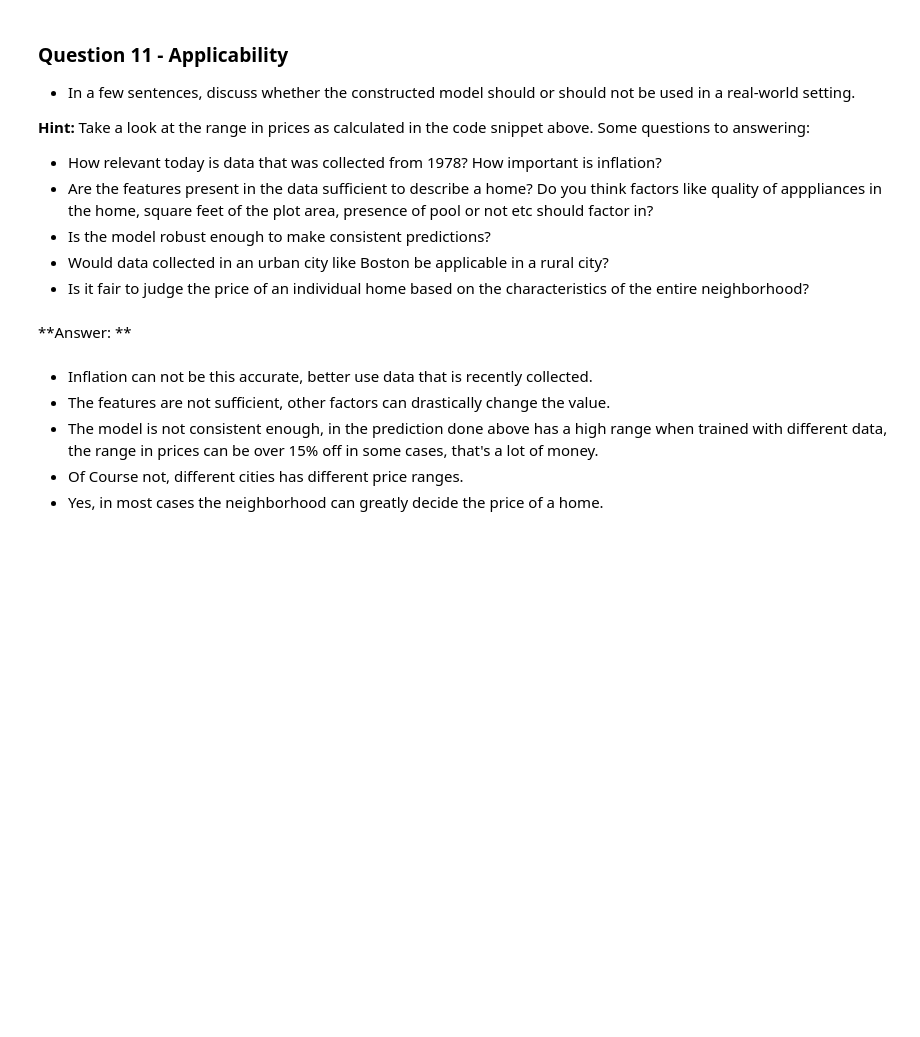
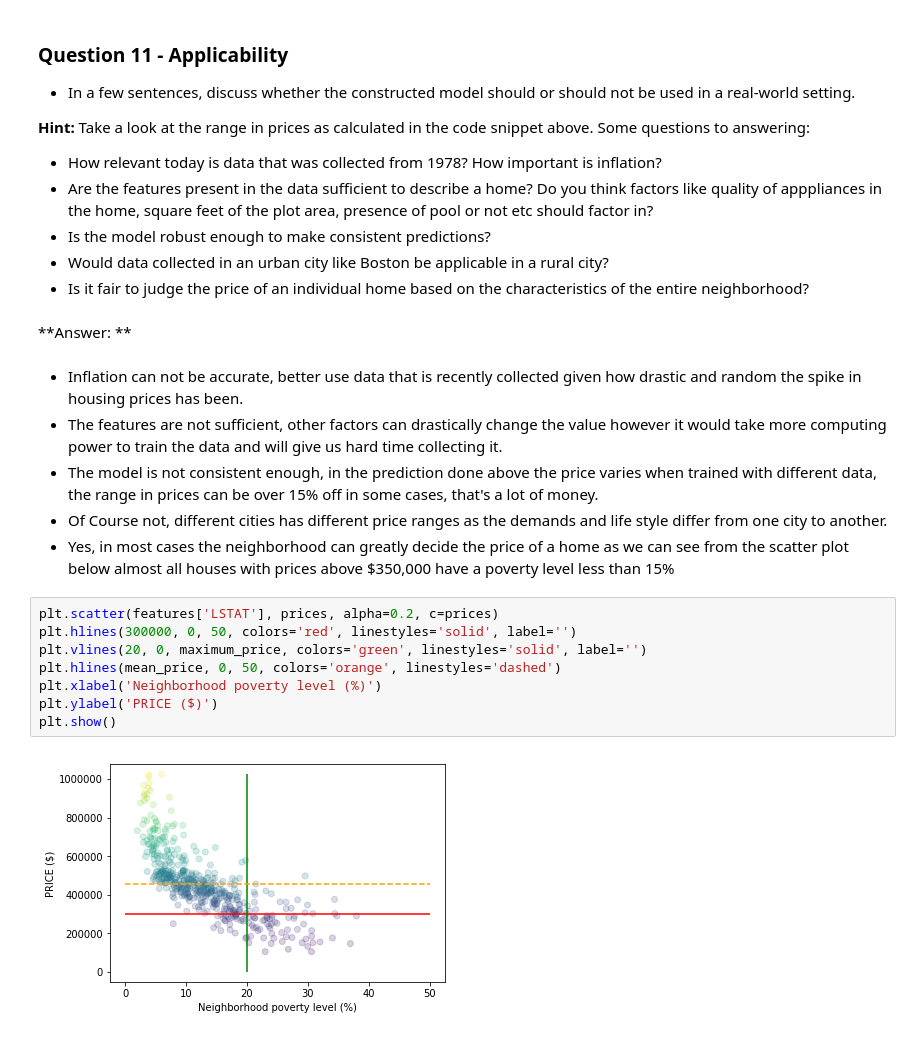
Before and after one commit to ZedObaia/boston_housing, a Jupyter notebook: boston_housing.ipynb, the cells around one changed output. Cells and saved outputs as stored; diff of their text form; blank space fills up the shorter version.

```diff
--- a/boston_housing.ipynb
+++ b/boston_housing.ipynb
@@ -437,8 +463,18 @@ Range in prices: $73,357.39
 **Answer: **
 # %% [markdown]
 
-* Inflation can not be this accurate, better use data that is recently collected.
-* The features are not sufficient, other factors can drastically change the value.
-* The model is not consistent enough, in the prediction done above has a high range when trained with different data, the range in prices can be over 15% off in some cases, that's a lot of money.
-* Of Course not, different cities has different price ranges.
-* Yes, in most cases the neighborhood can greatly decide the price of a home.
+* Inflation can not be accurate, better use data that is recently collected given how drastic and random the spike in housing prices has been.
+* The features are not sufficient, other factors can drastically change the value however it would take more computing power to train the data and will give us hard time collecting it.
+* The model is not consistent enough, in the prediction done above the price varies when trained with different data, the range in prices can be over 15% off in some cases, that's a lot of money.
+* Of Course not, different cities has different price ranges as the demands and life style differ from one city to another.
+* Yes, in most cases the neighborhood can greatly decide the price of a home as we can see from the scatter plot below almost all houses with prices above \$350,000 have a poverty level less than 15%
+# %%
+plt.scatter(features['LSTAT'], prices, alpha=0.2, c=prices)
+plt.hlines(300000, 0, 50, colors='red', linestyles='solid', label='')
+plt.vlines(20, 0, maximum_price, colors='green', linestyles='solid', label='')
+plt.hlines(mean_price, 0, 50, colors='orange', linestyles='dashed')
+plt.xlabel('Neighborhood poverty level (%)')
+plt.ylabel('PRICE ($)')
+plt.show()
+# %% [output]
+[figure, added]
```
Also changed, not shown: parts of 5 cells of this notebook, 1 other file.
